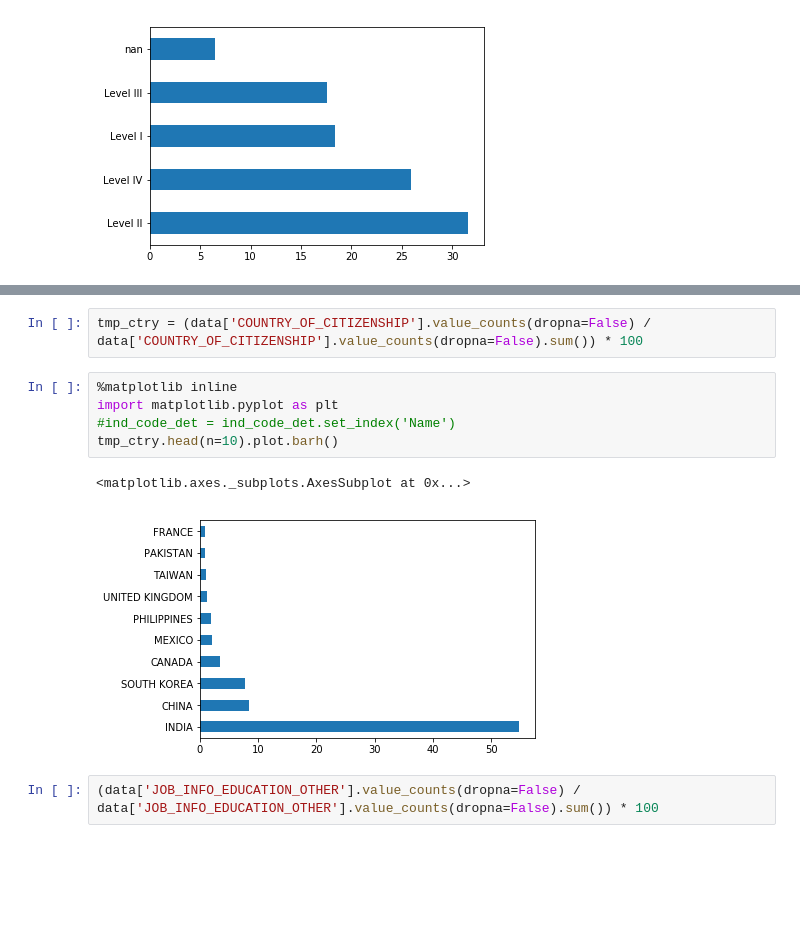
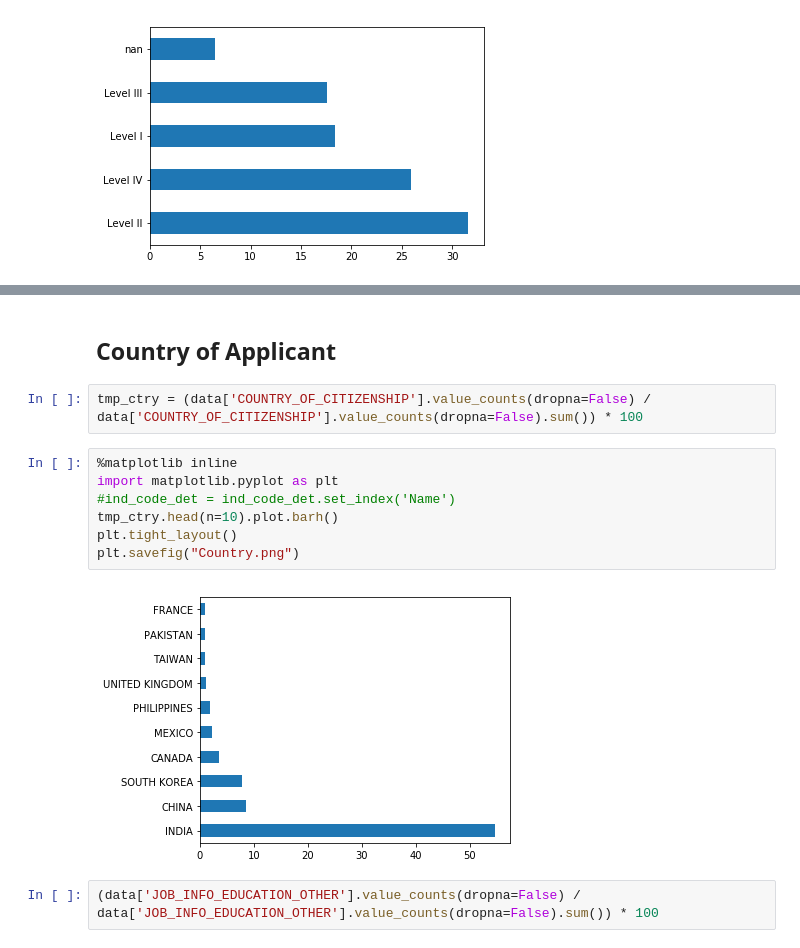
Before and after one commit to jukeboxj/USLC, a Jupyter notebook: EDA-Copy1.ipynb, the cells around one changed output, grey strips where cells are left out. Saved outputs shown, nothing was run; the diff lists cells and outputs as text; blank space fills up the shorter version.

```diff
--- a/EDA-Copy1.ipynb
+++ b/EDA-Copy1.ipynb
@@ -221,13 +314,16 @@ tmp_wage.plot.barh()
+# %% [markdown]
+## Country of Applicant
 # %%
 tmp_ctry = (data['COUNTRY_OF_CITIZENSHIP'].value_counts(dropna=False) / data['COUNTRY_OF_CITIZENSHIP'].value_counts(dropna=False).sum()) * 100
 # %%
 %matplotlib inline
 import matplotlib.pyplot as plt
 #ind_code_det = ind_code_det.set_index('Name')
 tmp_ctry.head(n=10).plot.barh()
+plt.tight_layout()
+plt.savefig("Country.png")
 # %% [output]
-<matplotlib.axes._subplots.AxesSubplot at 0x...>
-[figure, old version]
+[figure, new version]
 # %%
 (data['JOB_INFO_EDUCATION_OTHER'].value_counts(dropna=False) / data['JOB_INFO_EDUCATION_OTHER'].value_counts(dropna=False).sum()) * 100
 # %% [output]
```
Also changed, not shown: parts of 25 cells of this notebook.
